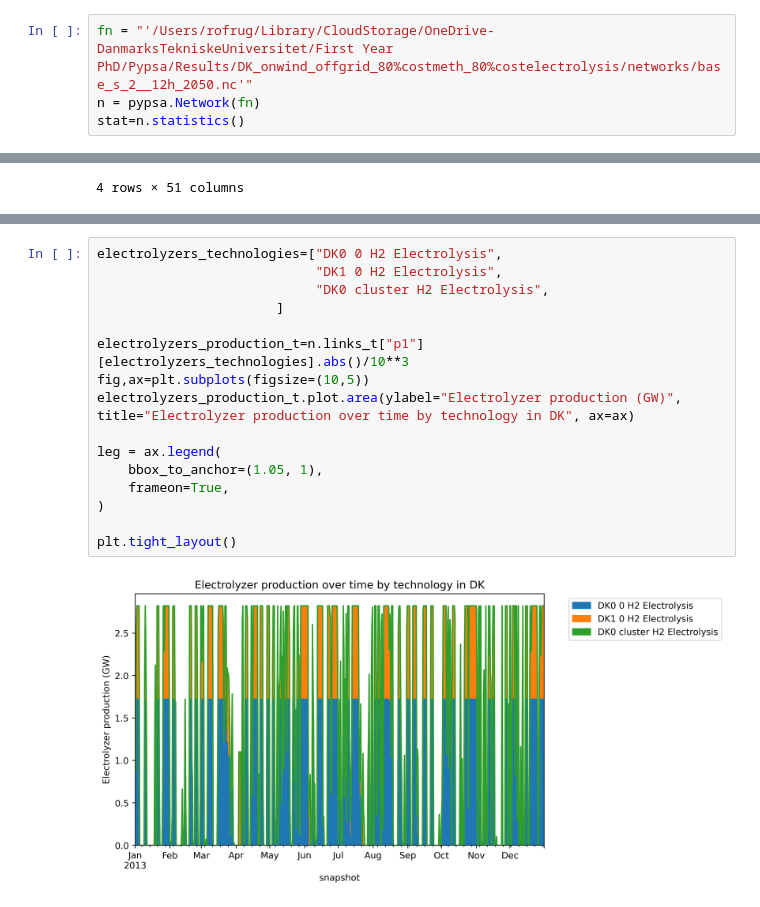
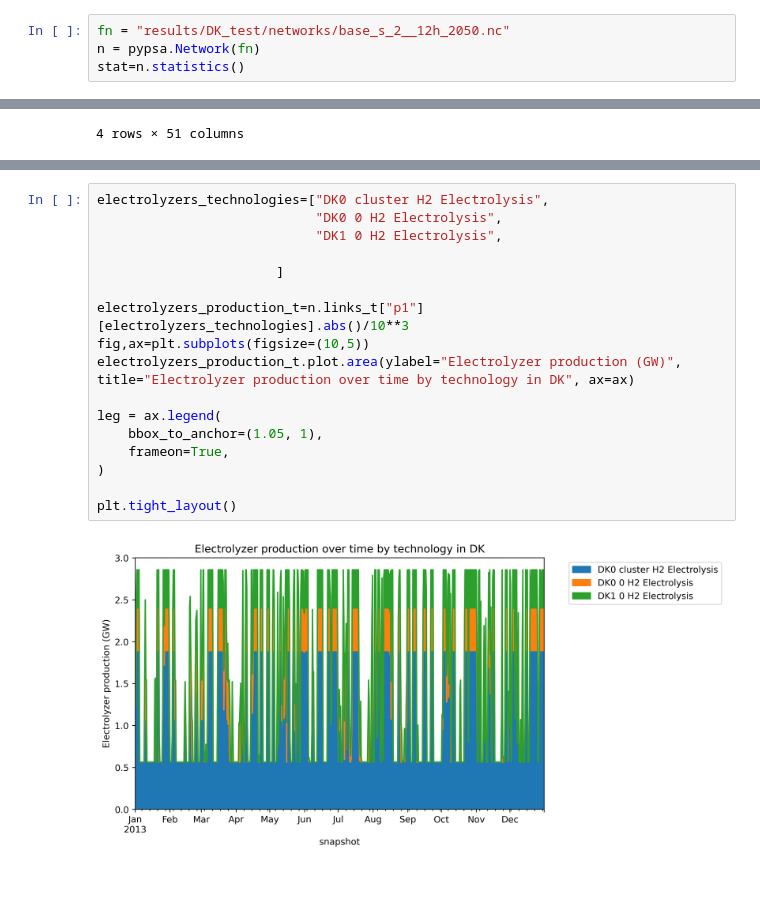
Before and after one commit to FrugisRoss/pypsa-eur, a Jupyter notebook: SectorCoupled_Plotting.ipynb, the cells around one changed output, grey strips where cells are left out. Saved outputs shown, nothing was run; the diff lists cells and outputs as text.

```diff
--- a/SectorCoupled_Plotting.ipynb
+++ b/SectorCoupled_Plotting.ipynb
@@ -7,5 +8,5 @@ from pypsa.plot import add_legend_lines, add_legend_patches, add_legend_semicirc
 # %%
-fn = "'/Users/rofrug/Library/CloudStorage/OneDrive-DanmarksTekniskeUniversitet/First Year PhD/Pypsa/Results/DK_onwind_offgrid_80%costmeth_80%costelectrolysis/networks/base_s_2__12h_2050.nc'"
+fn = "results/DK_test/networks/base_s_2__12h_2050.nc"
 n = pypsa.Network(fn)
 stat=n.statistics()
 # %% [output]
@@ -75,21 +83,22 @@ plt.tight_layout()
 # %%
-electrolyzers_technologies=["DK0 0 H2 Electrolysis",
+electrolyzers_technologies=["DK0 cluster H2 Electrolysis",
+                            "DK0 0 H2 Electrolysis",
                             "DK1 0 H2 Electrolysis",
-                            "DK0 cluster H2 Electrolysis",
+
                        ]
 
 electrolyzers_production_t=n.links_t["p1"][electrolyzers_technologies].abs()/10**3
 fig,ax=plt.subplots(figsize=(10,5))
 electrolyzers_production_t.plot.area(ylabel="Electrolyzer production (GW)", title="Electrolyzer production over time by technology in DK", ax=ax)
 
 leg = ax.legend(
     bbox_to_anchor=(1.05, 1),
     frameon=True,
 )
 
 plt.tight_layout()
 # %% [output]
-[figure, old version]
+[figure, new version]
 # %%
 electrolyzers_capacities = n.links.p_nom_opt.loc[n.links["carrier"] == "H2 Electrolysis"].sort_values(ascending=False)/10**3
 
```
Also changed, not shown: parts of 6 cells of this notebook, 1 other file.
